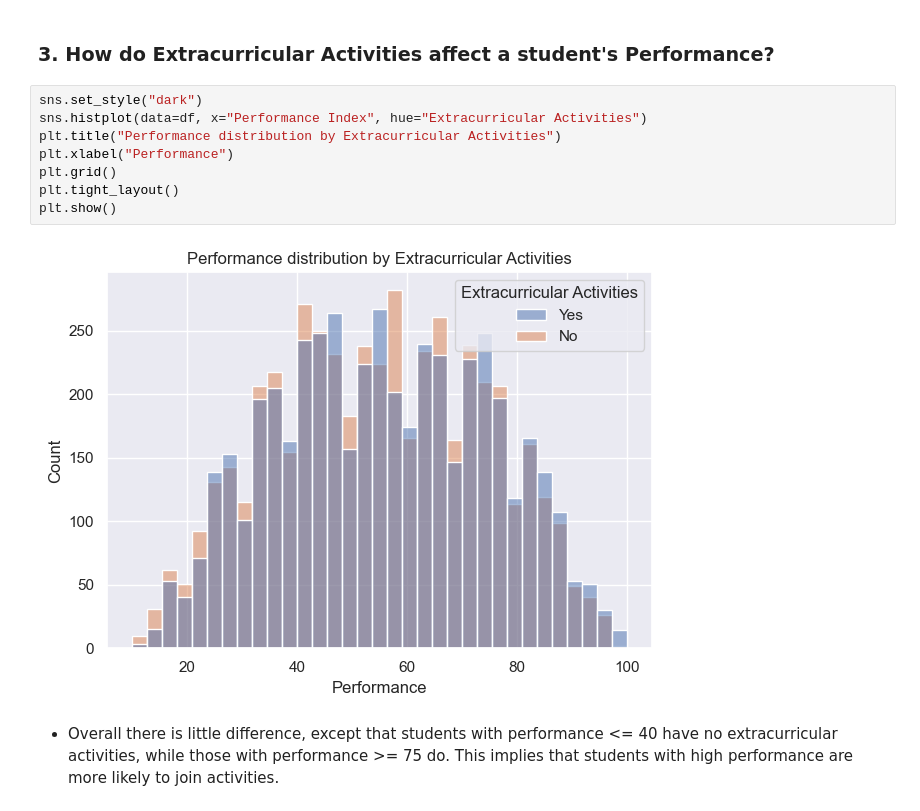
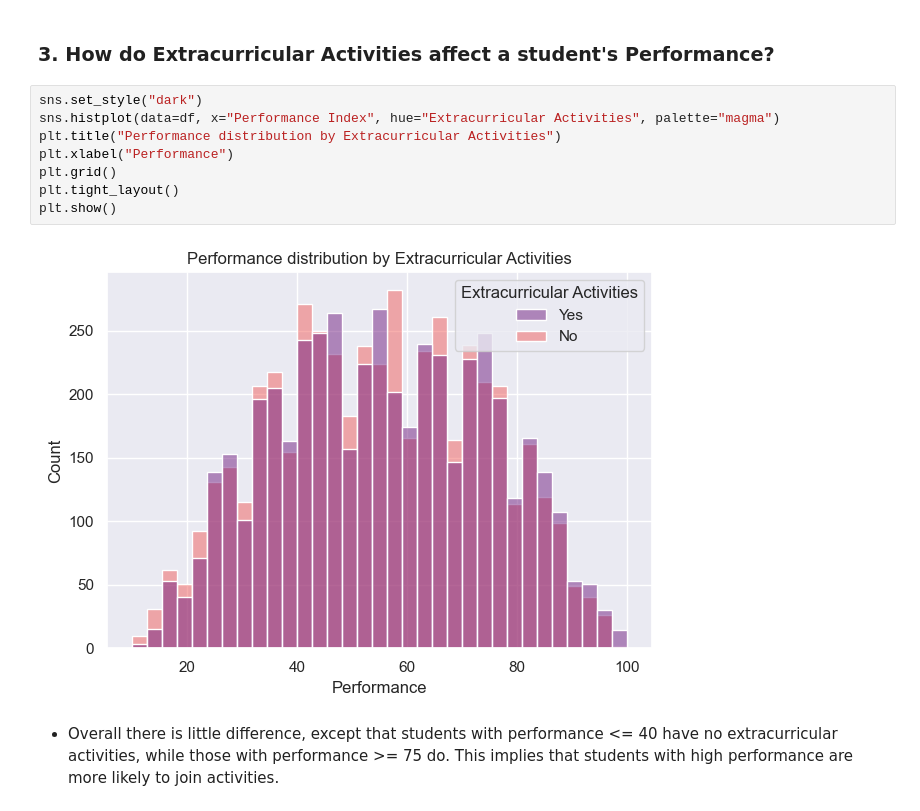
Before and after one commit to mo-chabane-tech/Data-Notebooks-And-Dashboards, a Jupyter notebook: Student Performance/Notebook.ipynb, the cells around one changed output. Saved outputs shown, nothing was run; the diff lists cells and outputs as text.

```diff
--- a/Student Performance/Notebook.ipynb
+++ b/Student Performance/Notebook.ipynb
@@ -132,14 +130,14 @@ plt.show()
 ### 3. How do Extracurricular Activities affect a student's Performance?
 # %%
 sns.set_style("dark")
-sns.histplot(data=df, x="Performance Index", hue="Extracurricular Activities")
+sns.histplot(data=df, x="Performance Index", hue="Extracurricular Activities", palette="magma")
 plt.title("Performance distribution by Extracurricular Activities")
 plt.xlabel("Performance")
 plt.grid()
 plt.tight_layout()
 plt.show()
 # %% [output]
-[figure, old version]
+[figure, new version]
 # %% [markdown]
 - Overall there is little difference, except that students with performance <= 40 have no extracurricular activities, while those with performance >= 75 do. This implies that students with high performance are more likely to join activities.
 # %% [markdown]
```
Also changed, not shown: parts of 5 cells of this notebook.
